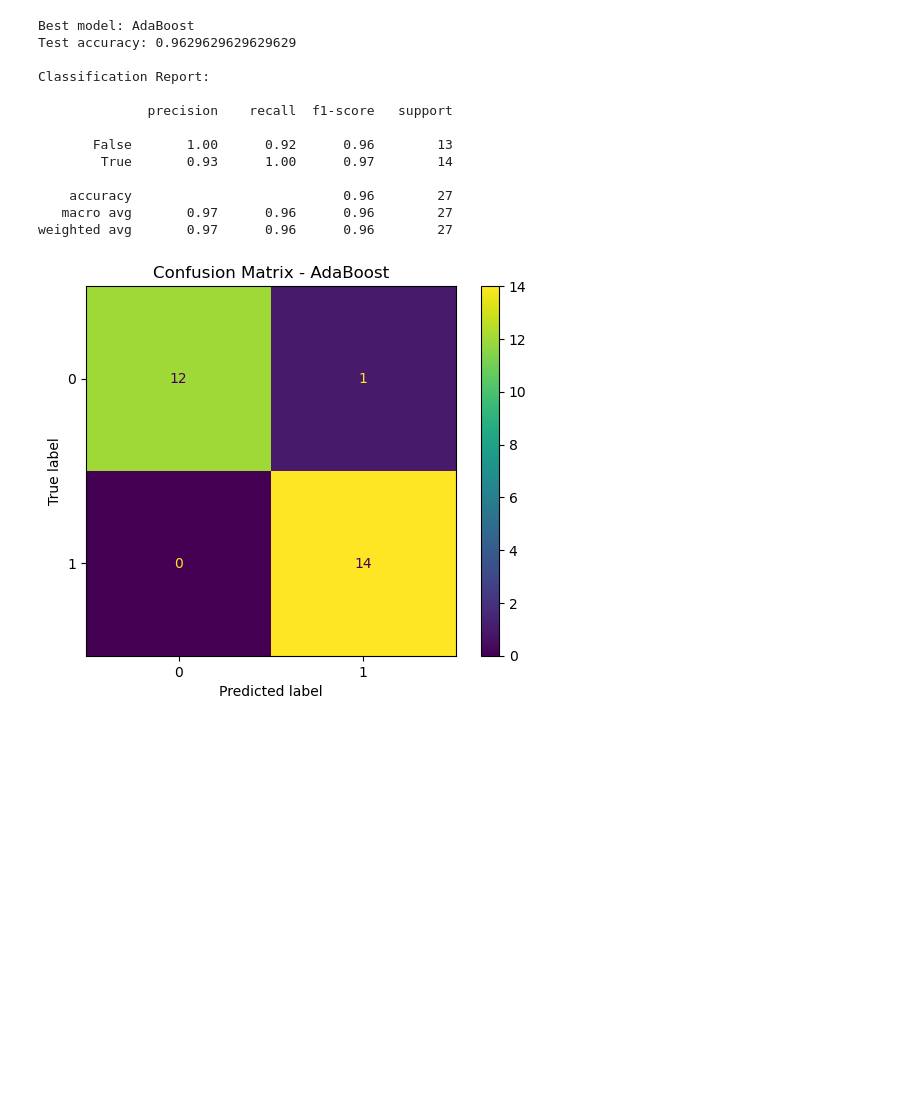
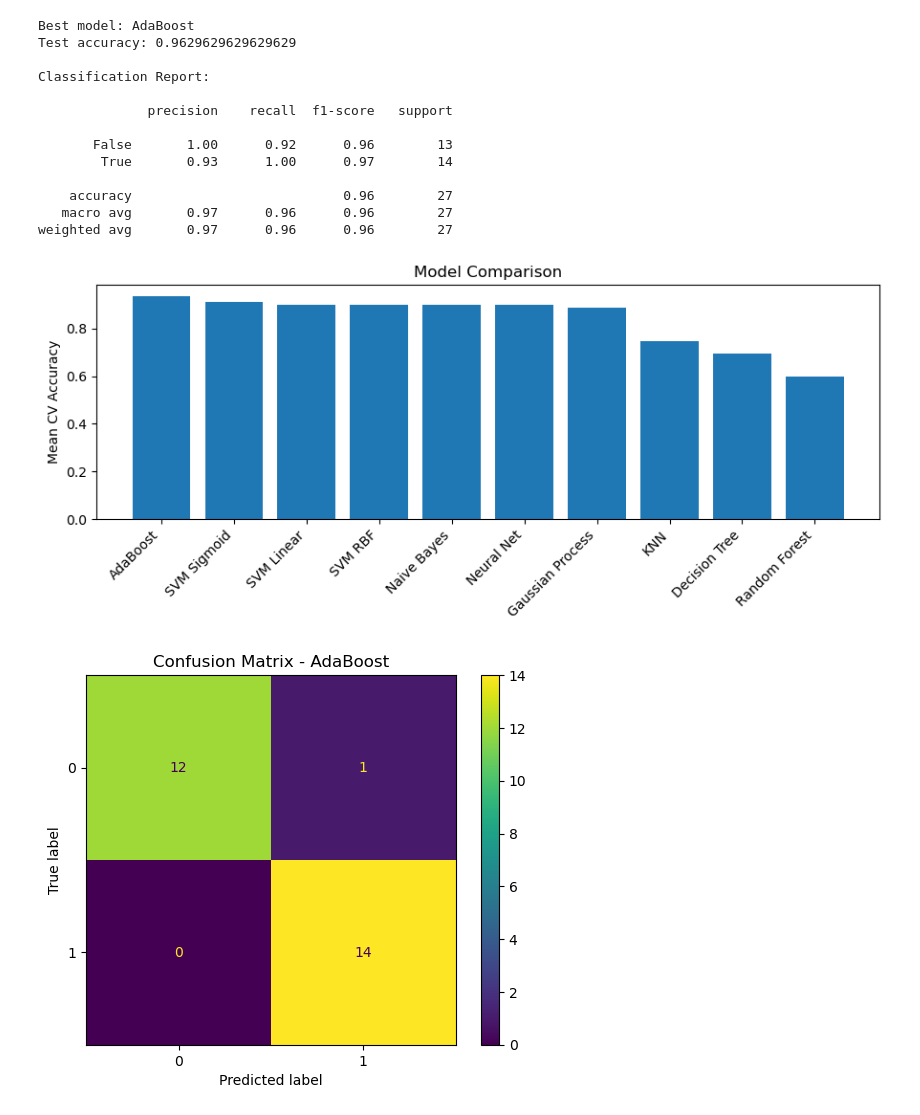
Before and after one commit to anto-silve/dna-promoter-classification, a Jupyter notebook: notebooks/dna_promoter_classification.ipynb, the cells around one changed output. Drawn from its saved outputs; the diff is of its cells as text; code cells hidden in the pictures; blank space fills up the shorter version.

```diff
--- a/notebooks/dna_promoter_classification.ipynb
+++ b/notebooks/dna_promoter_classification.ipynb
@@ -47,7 +37,7 @@ from sklearn.metrics import (accuracy_score, classification_report,
 The dataset contains labeled DNA sequences. Each sequence is associated with a promoter (+) or non-promoter (-) class.
 # %%
 names = ['Class','id','Sequence']
-data = pd.read_csv('promoters.data.txt', names=names)
+data = pd.read_csv("../data/raw/promoters.data.txt", names=names)
 
 print("Dataset shape: ", data.shape)
 data.head()
@@ -311,6 +290,17 @@ Classification Report:
     accuracy                           0.96        27
    macro avg       0.97      0.96      0.96        27
 weighted avg       0.97      0.96      0.96        27
+# %%
+#%matplotlib inline
+plt.figure(figsize=(9, 4))
+plt.bar(results_df['Model'], results_df['Mean Accuracy'])
+plt.xticks(rotation=45, ha='right')
+plt.ylabel('Mean CV Accuracy')
+plt.title('Model Comparison')
+plt.tight_layout()
+plt.show()
+# %% [output]
+[figure, added]
 # %%
 cm = confusion_matrix(y_test, y_pred)
 disp = ConfusionMatrixDisplay(confusion_matrix=cm)
```
Also changed, not shown: parts of 23 cells of this notebook, 1 other file.
